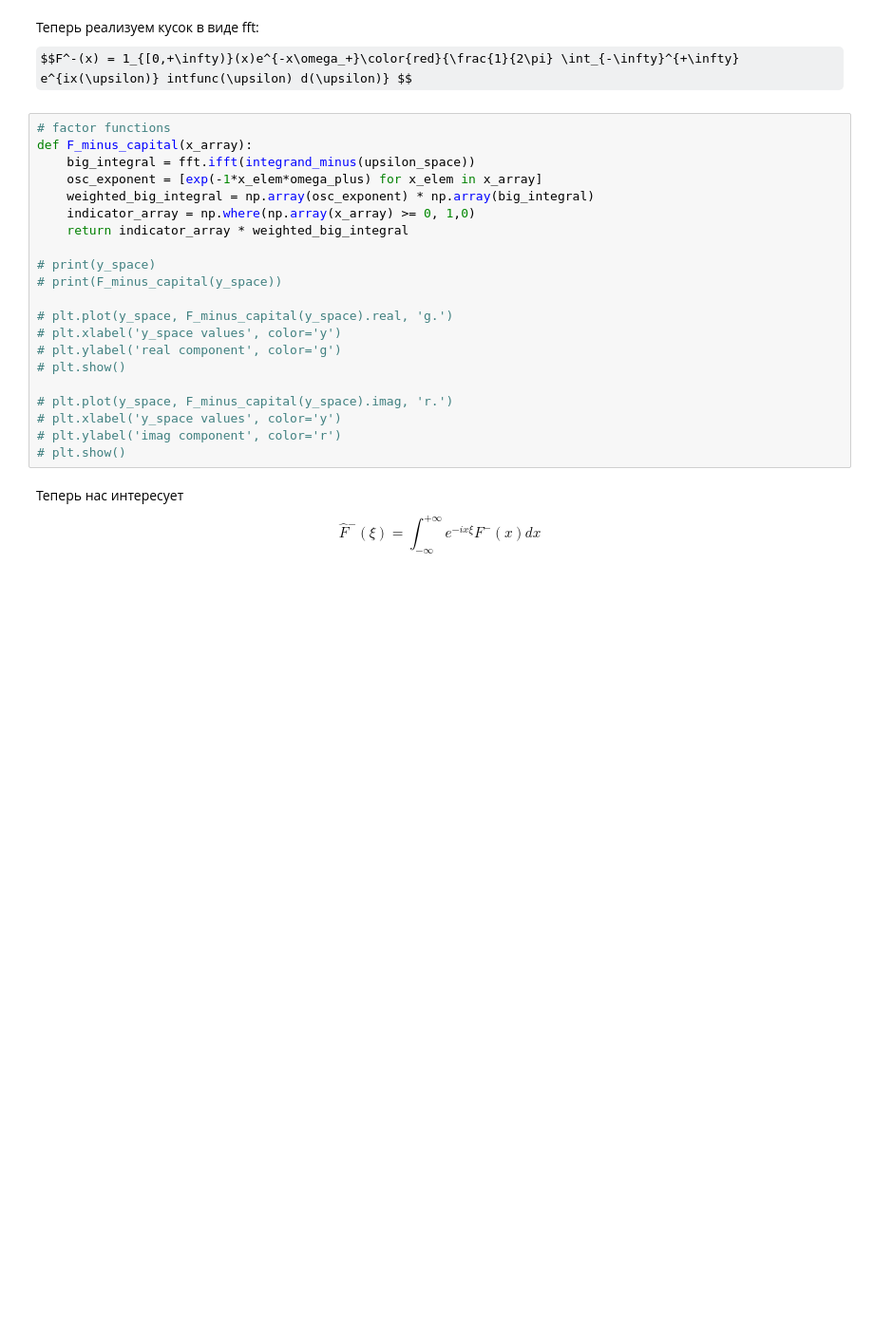
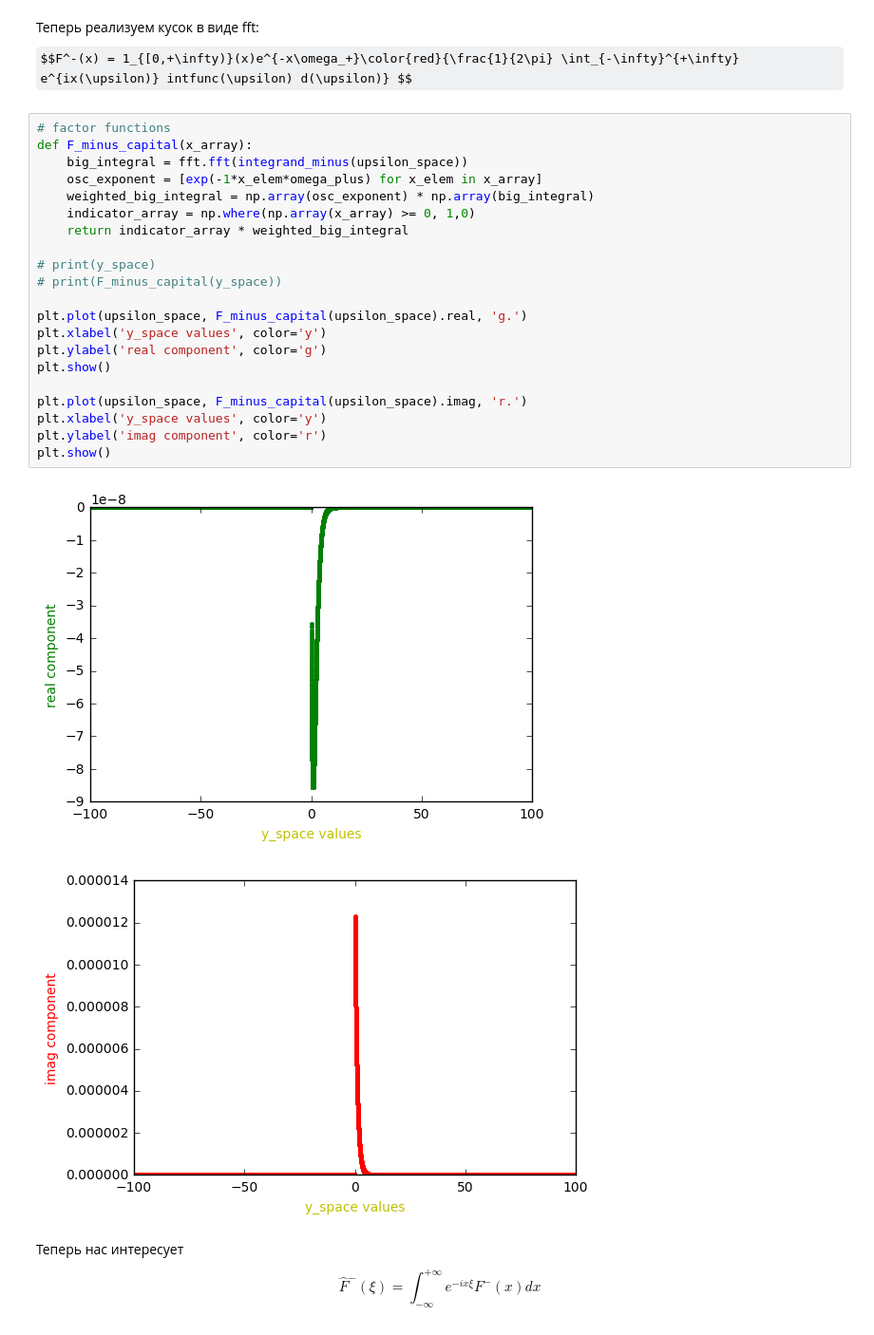
Before and after one commit to inwise/wh-barrier-python, a Jupyter notebook: Mex-BS, new mex symbol comparison.ipynb, the cells around one changed output. Shown at 95% size. Cells and saved outputs as stored; diff of their text form; some formulas as TeX source; blank space fills up the shorter version.

```diff
--- a/Mex-BS, new mex symbol comparison.ipynb
+++ b/Mex-BS, new mex symbol comparison.ipynb
@@ -156,24 +164,27 @@ $$F^-(x) = 1_{[0,+\infty)}(x)e^{-x\omega_+}\color{red}{\frac{1}{2\pi} \int_{-\in
 # %%
 # factor functions
 def F_minus_capital(x_array):
-    big_integral = fft.ifft(integrand_minus(upsilon_space))
+    big_integral = fft.fft(integrand_minus(upsilon_space))
     osc_exponent = [exp(-1*x_elem*omega_plus) for x_elem in x_array]
     weighted_big_integral = np.array(osc_exponent) * np.array(big_integral)
     indicator_array = np.where(np.array(x_array) >= 0, 1,0)
     return indicator_array * weighted_big_integral
 
 # print(y_space)
 # print(F_minus_capital(y_space))
 
-# plt.plot(y_space, F_minus_capital(y_space).real, 'g.')
-# plt.xlabel('y_space values', color='y')
-# plt.ylabel('real component', color='g')
-# plt.show()
+plt.plot(upsilon_space, F_minus_capital(upsilon_space).real, 'g.')
+plt.xlabel('y_space values', color='y')
+plt.ylabel('real component', color='g')
+plt.show()
 
-# plt.plot(y_space, F_minus_capital(y_space).imag, 'r.')
-# plt.xlabel('y_space values', color='y')
-# plt.ylabel('imag component', color='r')
-# plt.show()
+plt.plot(upsilon_space, F_minus_capital(upsilon_space).imag, 'r.')
+plt.xlabel('y_space values', color='y')
+plt.ylabel('imag component', color='r')
+plt.show()
+# %% [output]
+[figure, added]
+[figure, added]
 # %% [markdown]
 Теперь нас интересует $$ \hat{F}^-(\xi) = \int_{-\infty}^{+\infty} e^{-ix\xi} F^-(x) dx $$
 # %%
```
Also changed, not shown: parts of 6 cells of this notebook.
